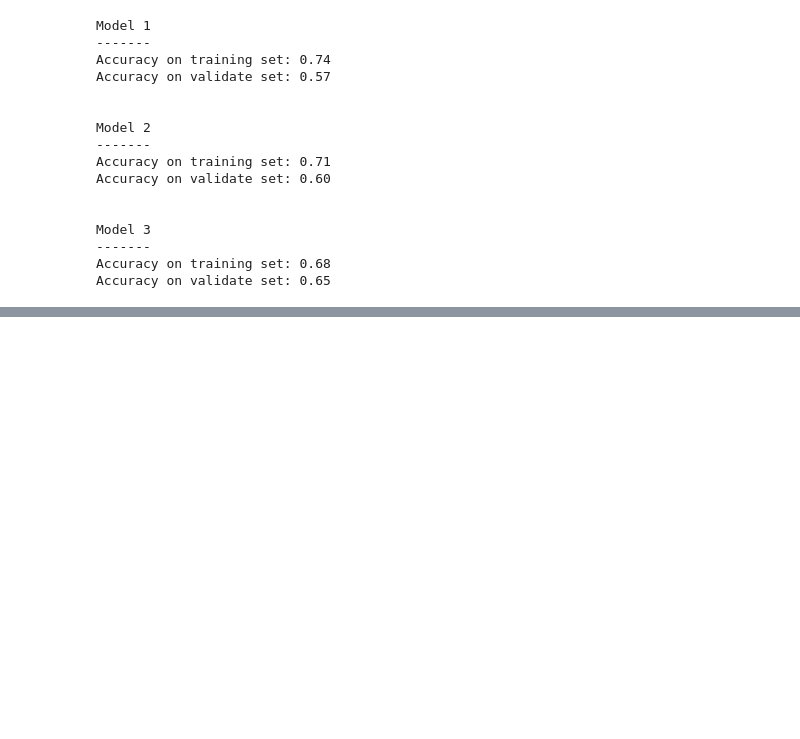
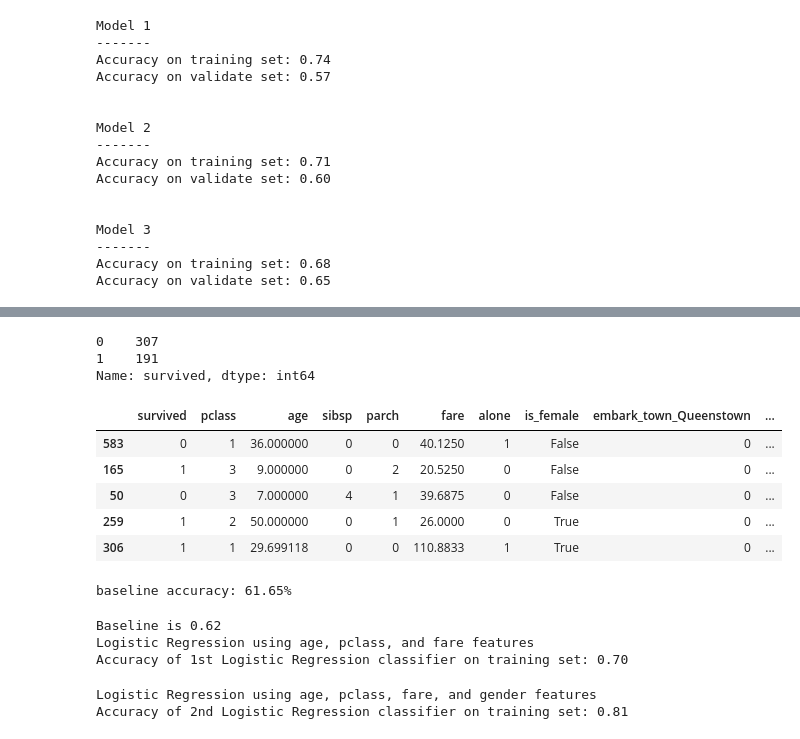
Before and after one commit to gabrielatijerina/classification-exercises, a Jupyter notebook: model.ipynb, the cells around one changed output, grey strips where cells are left out. Drawn from its saved outputs; the diff is of its cells as text; code cells hidden in the pictures; blank space fills up the shorter version.

```diff
--- a/model.ipynb
+++ b/model.ipynb
@@ -1756,0 +1847,55 @@ Accuracy on validate set: 0.65
+# %%
+#baseline prediction:
+#predicting the most prevalant class in training dataset(the mode)
+train.survived.value_counts()
+# %% [output]
+0    307
+1    191
+Name: survived, dtype: int64
+# %%
+#baseline model would be to predict 0 since it is most prevalant
+train["baseline_prediction"] = train.survived.value_counts().idxmax()
+train.head()
+
+#or train['baseline_prediction'] = 0
+# %% [output]
+|  | survived | pclass | age | sibsp | parch | fare | alone | is_female | embark_town_Queenstown | ... |
+| 583 | 0 | 1 | 36.000000 | 0 | 0 | 40.1250 | 1 | False | 0 | ... |
+| 165 | 1 | 3 | 9.000000 | 0 | 2 | 20.5250 | 0 | False | 0 | ... |
+| 50 | 0 | 3 | 7.000000 | 4 | 1 | 39.6875 | 0 | False | 0 | ... |
+| 259 | 1 | 2 | 50.000000 | 0 | 1 | 26.0000 | 0 | True | 0 | ... |
+| 306 | 1 | 1 | 29.699118 | 0 | 0 | 110.8833 | 1 | True | 0 | ... |
+# %%
+#baseline accuracy:
+#when making baseline predictions, what is the accuracy?
+baseline_accuracy = (train.survived == train.baseline_prediction).mean()
+
+print(f'baseline accuracy: {baseline_accuracy:.2%}')
+
+#or baseline_accuracy = (train.survived == 0).mean()
+#round(baseline_accuracy, 3)
+# %% [output]
+baseline accuracy: 61.65%
+# %%
+#Create 1st logistic regression model (default parameters)
+logit1 = LogisticRegression(random_state=123)
+
+# specify the features we're using
+# (Create a model that includes age in addition to fare and pclass)
+features = ["age", "pclass", "fare"]
+
+# Fit a model using only these specified features
+# logit.fit(X_train[["age", "pclass", "fare"]], y_train)
+logit1.fit(X_train[features], y_train)
+
+# Since we .fit on a subset, we .predict on that same subset of features
+y_pred = logit1.predict(X_train[features])
+
+print("Baseline is", round(baseline_accuracy, 2))
+print("Logistic Regression using age, pclass, and fare features")
+print('Accuracy of 1st Logistic Regression classifier on training set: {:.2f}'
+     .format(logit1.score(X_train[features], y_train)))
+# %% [output]
+Baseline is 0.62
+Logistic Regression using age, pclass, and fare features
+Accuracy of 1st Logistic Regression classifier on training set: 0.70
@@ -1756,0 +1907,20 @@ Accuracy on validate set: 0.65
+# %%
+#2 Include sex in your model as well. Note that you'll need to encode or create a dummy variable of this feature before including it in a model.
+
+# Create 2nd logistic regression (w/ default parameters)
+logit2 = LogisticRegression(random_state=123)
+
+# specify the features we're using (same features from 1st model, adding gender value)
+features = ["age", "pclass", "fare", "is_female"]
+
+# Fit a model using only these specified features
+logit2.fit(X_train[features], y_train)
+
+y_pred = logit2.predict(X_train[features])
+
+print("Logistic Regression using age, pclass, fare, and gender features")
+print('Accuracy of 2nd Logistic Regression classifier on training set: {:.2f}'
+     .format(logit2.score(X_train[features], y_train)))
+# %% [output]
+Logistic Regression using age, pclass, fare, and gender features
+Accuracy of 2nd Logistic Regression classifier on training set: 0.81
```
Also changed, not shown: parts of 25 cells of this notebook.
